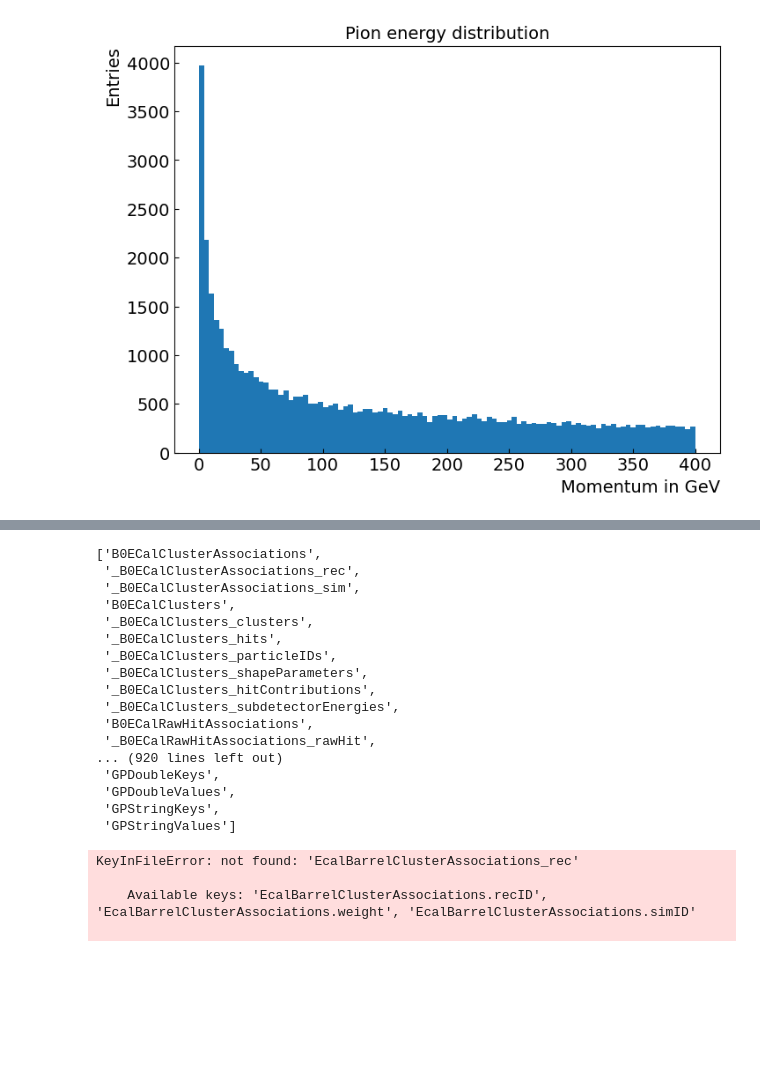
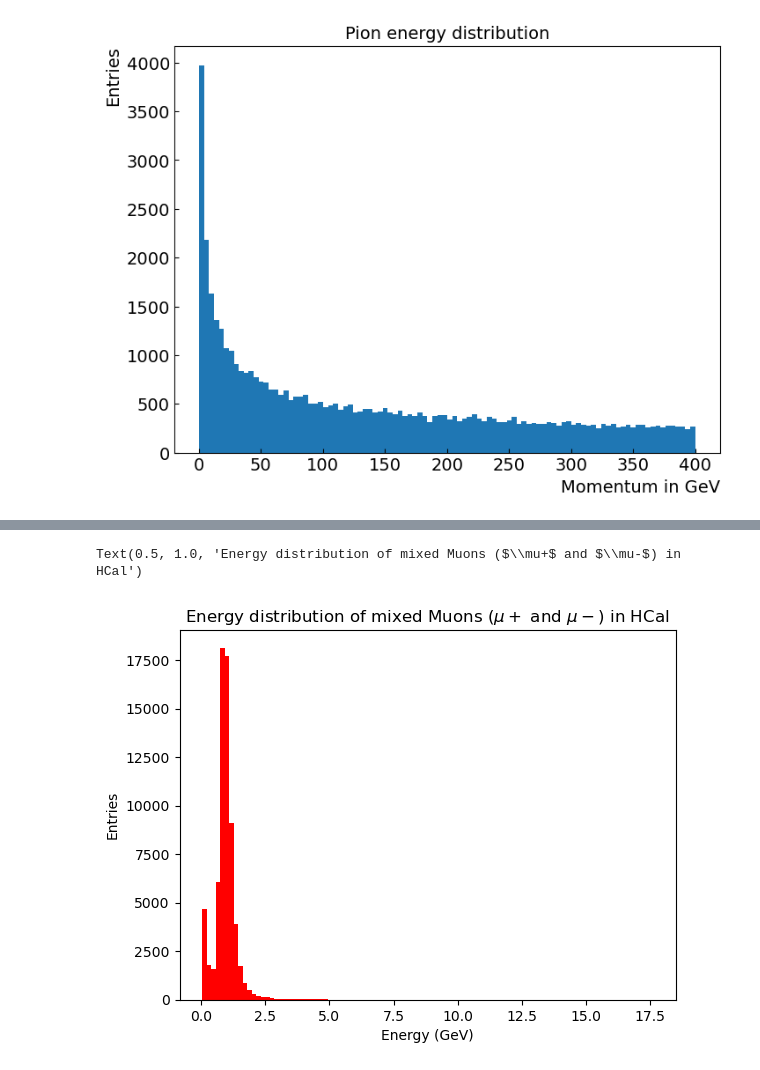
Before and after one commit to NebinGeorge/003-hsf-india-202510-NebinGeorge, a Jupyter notebook: MuonID_Setup1.ipynb, the cells around one changed output, grey strips where cells are left out. Cells and saved outputs as stored; diff of their text form; code cells hidden in the pictures; blank space fills up the shorter version.

```diff
--- a/MuonID_Setup1.ipynb
+++ b/MuonID_Setup1.ipynb
@@ -799,32 +831,42 @@ plt.show()
 # %%
 file.keys(recursive=False)
 tree.keys(recursive=False)
+ecal = tree ["HcalBarrelClusters"].arrays()
+ecal.keys()
-# %% [output]
-['B0ECalClusterAssociations',
- '_B0ECalClusterAssociations_rec',
- '_B0ECalClusterAssociations_sim',
- 'B0ECalClusters',
- '_B0ECalClusters_clusters',
- '_B0ECalClusters_hits',
- '_B0ECalClusters_particleIDs',
- '_B0ECalClusters_shapeParameters',
- '_B0ECalClusters_hitContributions',
- '_B0ECalClusters_subdetectorEnergies',
- 'B0ECalRawHitAssociations',
- '_B0ECalRawHitAssociations_rawHit',
-... (920 lines left out)
- 'GPDoubleKeys',
- 'GPDoubleValues',
- 'GPStringKeys',
- 'GPStringValues']
 # %%
-ecal = tree ["EcalBarrelClusterAssociations"]
-ecal_rec = ecal ["EcalBarrelClusterAssociations_rec"]
-# 'EcalBarrelClusterAssociations',
-#  '_EcalBarrelClusterAssociations_rec',
-#  '_EcalBarrelClusterAssociations_sim',
+ecal = tree ["HcalBarrelClusters"].arrays()
+muon_only = tree["MCParticles.PDG"] == abs(13)
+# muon_only_ecal_energy = ecal[muons_only] == abs(13)
+ClusterAssoc = tree["HcalBarrelClusterAssociations"].arrays()
+Cluster_SimID = ClusterAssoc['HcalBarrelClusterAssociations.simID']
+Cluster_RecID = ClusterAssoc['HcalBarrelClusterAssociations.recID']
+
+# ClusterAssoc.keys(recursive=False)
+BoolMuons_ecal=(branchesmc["MCParticles.PDG"][Cluster_SimID]==(-13)) | (branchesmc["MCParticles.PDG"][Cluster_SimID]==(13))==(branchesmc["MCParticles.generatorStatus"][Cluster_SimID]==1) # Use simulated or reconstructed IDs as indices, this checks if the pdg between each array matches
+# print(ecal["HcalBarrelClusters.energy"][Cluster_RecID][BoolMuons_ecal])
+plt.hist(ak.flatten(ecal["HcalBarrelClusters.energy"][Cluster_RecID][BoolMuons_ecal]), bins=100, color='r', label="Rec")
+plt.xlabel ("Energy (GeV)")
+plt.ylabel ("Entries")
+plt.title ("Energy distribution of mixed Muons ($\mu+$ and $\mu-$) in HCal")
+
+
+# print (ClusterAssoc)
+# plt.hist (ak.flatten(ClusterAssoc))
+# ecal_e = ecal ["EcalBarrelClusters.energy"][ClusterAssoc]
+# # ecal_rec = ecal ["EcalBarrelClusters"]
+# # ecal.keys()
+# ecal_pos_x = ecal ["EcalBarrelClusters.position.x"]
+# ecal_pos_y = ecal ["EcalBarrelClusters.position.y"]
+# ecal_pos_z = ecal ["EcalBarrelClusters.position.z"]
+# # print (ecal_pos_x["EcalBarrelClusters.position.x"])
+# # pos_vec= vector.zip({'x': ecal_pos_x, 'y': ecal_pos_y, 'z': ecal_pos_z})
+# # print (pos_vec)
+# # plt.hist (ak.flatten (pos_vec))
+# for i in range (50, 60):
+#         print(len(branchesmc["MCParticles.mass"][i]), len(ecal["EcalBarrelClusters.energy"][i]), len(branches["ReconstructedChargedParticles.energy"][BoolMuons][i]))
+# # 'EcalBarrelClusterAssociations',
+# #  '_EcalBarrelClusterAssociations_rec',
+# #  '_EcalBarrelClusterAssociations_sim',
 # %% [output]
-KeyInFileError: not found: 'EcalBarrelClusterAssociations_rec'
-
-    Available keys: 'EcalBarrelClusterAssociations.recID', 'EcalBarrelClusterAssociations.weight', 'EcalBarrelClusterAssociations.simID'
-
+Text(0.5, 1.0, 'Energy distribution of mixed Muons ($\\mu+$ and $\\mu-$) in HCal')
+[figure, added]
```
Also changed, not shown: parts of 10 cells of this notebook.
